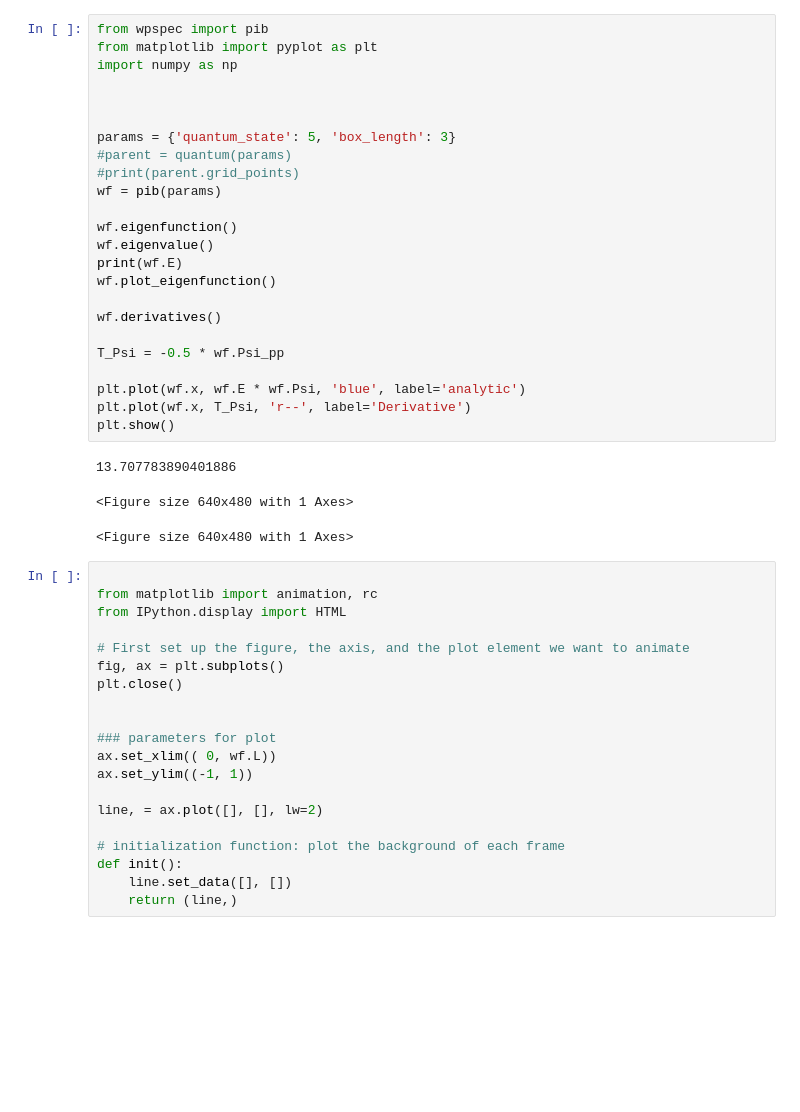
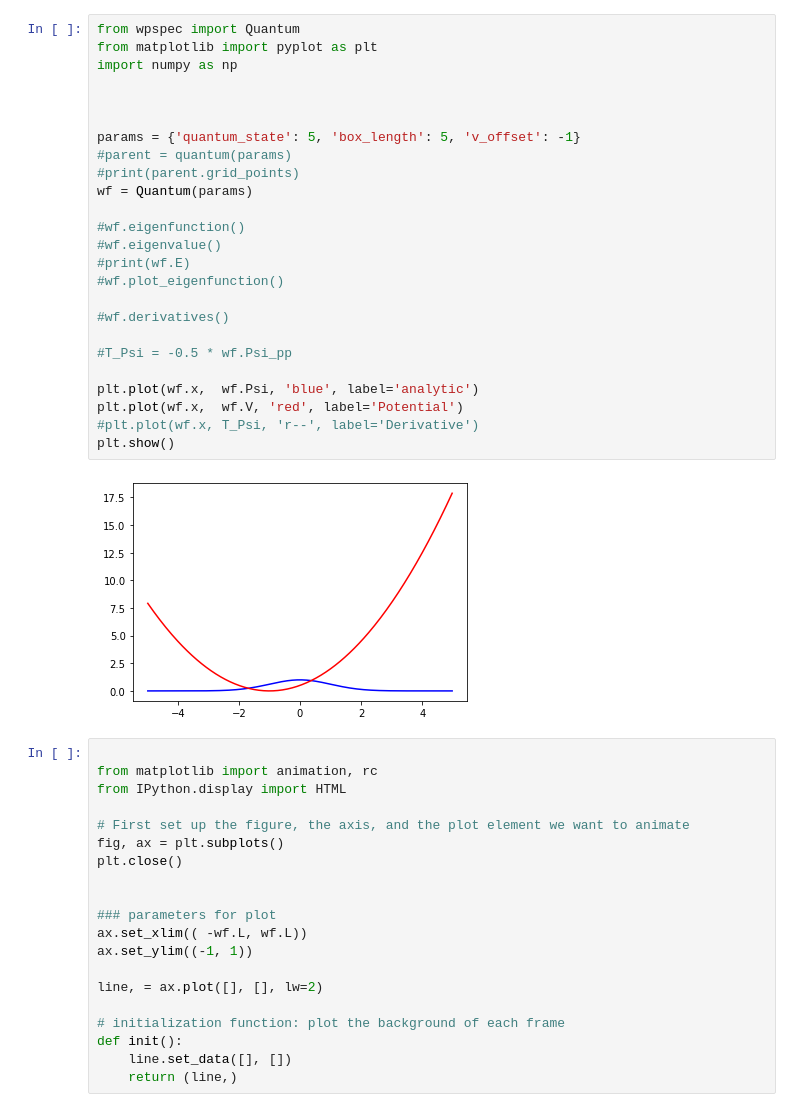
Before and after one commit to FoleyLab/wpspec, a Jupyter notebook: demo.ipynb, the cells around one changed output. Saved outputs shown, nothing was run; the diff lists cells and outputs as text; blank space fills up the shorter version.

```diff
--- a/demo.ipynb
+++ b/demo.ipynb
@@ -1,31 +1,30 @@
 # %%
-from wpspec import pib
+from wpspec import Quantum
 from matplotlib import pyplot as plt
 import numpy as np
 
 
 
-params = {'quantum_state': 5, 'box_length': 3}
+params = {'quantum_state': 5, 'box_length': 5, 'v_offset': -1}
 #parent = quantum(params)
 #print(parent.grid_points)
-wf = pib(params)
+wf = Quantum(params)
 
-wf.eigenfunction()
-wf.eigenvalue()
-print(wf.E)
-wf.plot_eigenfunction()
+#wf.eigenfunction()
+#wf.eigenvalue()
+#print(wf.E)
+#wf.plot_eigenfunction()
 
-wf.derivatives()
+#wf.derivatives()
 
-T_Psi = -0.5 * wf.Psi_pp
+#T_Psi = -0.5 * wf.Psi_pp
 
-plt.plot(wf.x, wf.E * wf.Psi, 'blue', label='analytic')
-plt.plot(wf.x, T_Psi, 'r--', label='Derivative')
+plt.plot(wf.x,  wf.Psi, 'blue', label='analytic')
+plt.plot(wf.x,  wf.V, 'red', label='Potential')
+#plt.plot(wf.x, T_Psi, 'r--', label='Derivative')
 plt.show()
 # %% [output]
-13.707783890401886
-<Figure size 640x480 with 1 Axes>
-<Figure size 640x480 with 1 Axes>
+[figure, added]
 # %%
 
 from matplotlib import animation, rc
@@ -37,7 +36,7 @@ plt.close()
 
 
 ### parameters for plot
-ax.set_xlim(( 0, wf.L))
+ax.set_xlim(( -wf.L, wf.L))
 ax.set_ylim((-1, 1))
 
 line, = ax.plot([], [], lw=2)
```
Also changed, not shown: parts of 1 cell of this notebook, 1 other file.
